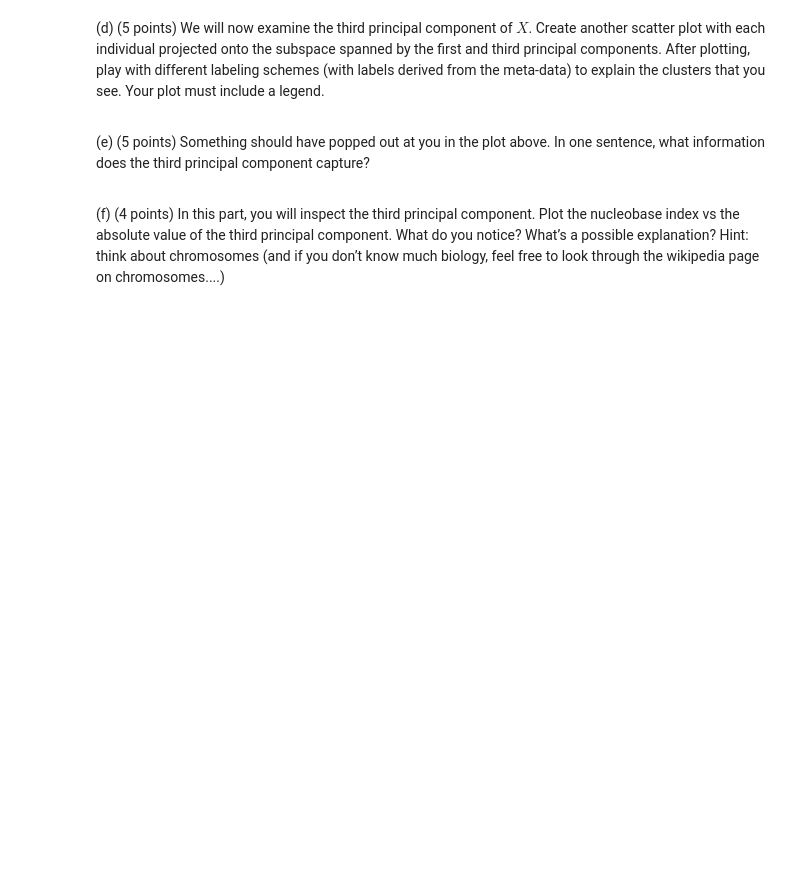
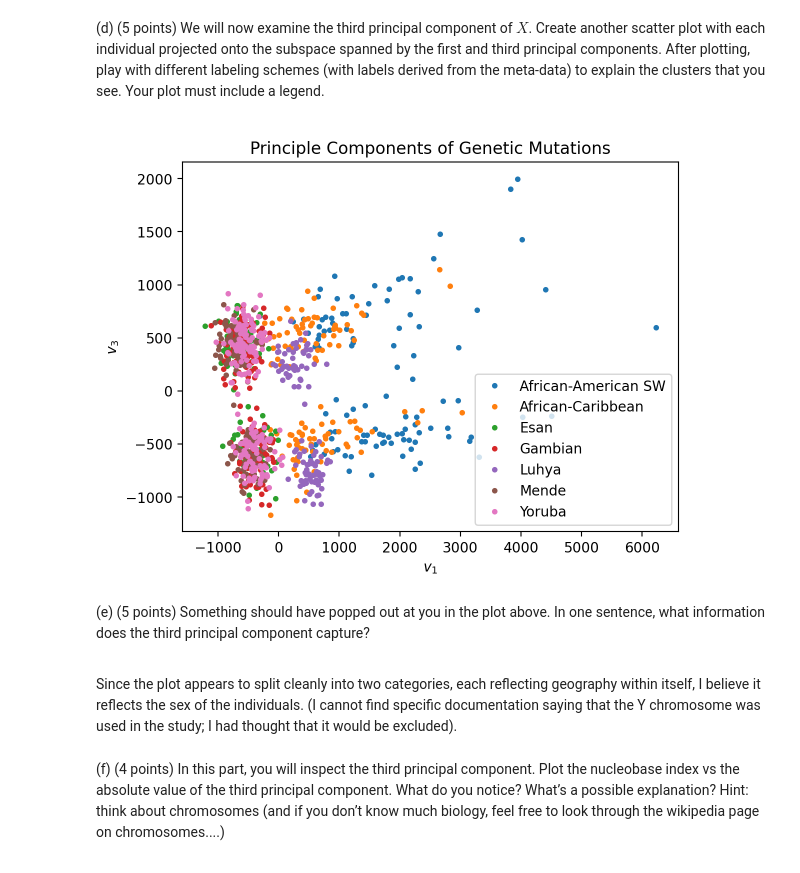
Before and after one commit to garfieldnate/Stanford-CS-168_Modern_Algorithmic_Toolbox, a Jupyter notebook: cs168/notebooks/mini_project_4.ipynb, the cells around one changed output. Saved outputs shown, nothing was run; the diff lists cells and outputs as text; code cells hidden in the pictures; blank space fills up the shorter version.

```diff
--- a/cs168/notebooks/mini_project_4.ipynb
+++ b/cs168/notebooks/mini_project_4.ipynb
@@ -450,12 +450,31 @@ The plot most clearly reflects geographic distribution. Yoruba and Esan are from
 (d) (5 points) We will now examine the third principal component of $X$. Create another scatter plot with each individual projected onto the subspace spanned by the first and third principal components. After plotting, play with different labeling schemes (with labels derived from the meta-data) to explain the clusters that you see. Your plot must include a legend.
 
 </div>
+# %%
+def plot_mutation_principle_components_1_3():
+    projections = pca_project(MUTATIONS, num_components=3)
+    assert projections.shape == (995, 3)
+
+    fig, ax = plt.subplots()
+    ax.set_xlabel("$v_1$")
+    ax.set_ylabel("$v_3$")
+    ax.set_title("Principle Components of Genetic Mutations")
+    for label in sorted(POPULATIONS.unique()):
+        mask = POPULATIONS == label
+        ax.plot(projections.loc[mask, 0], projections.loc[mask, 2], ".", label=label)
+    ax.legend(loc="best")
+
+plot_mutation_principle_components_1_3()
+# %% [output]
+[figure, added]
 # %% [markdown]
 <div class="custom-assignment-text">
 
 (e) (5 points) Something should have popped out at you in the plot above. In one sentence, what  information does the third principal component capture?
 
 </div>
+# %% [markdown]
+Since the plot appears to split cleanly into two categories, each reflecting geography within itself, I believe it reflects the sex of the individuals. (I cannot find specific documentation saying that the Y chromosome was used in the study; I had thought that it would be excluded).
 # %% [markdown]
 <div class="custom-assignment-text">
 
```
Also changed, not shown: parts of 2 cells of this notebook.
